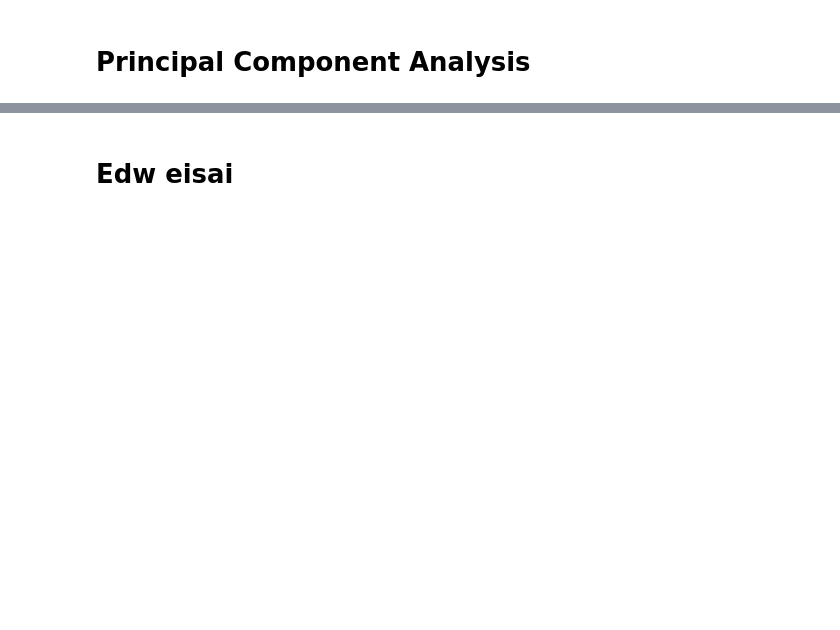
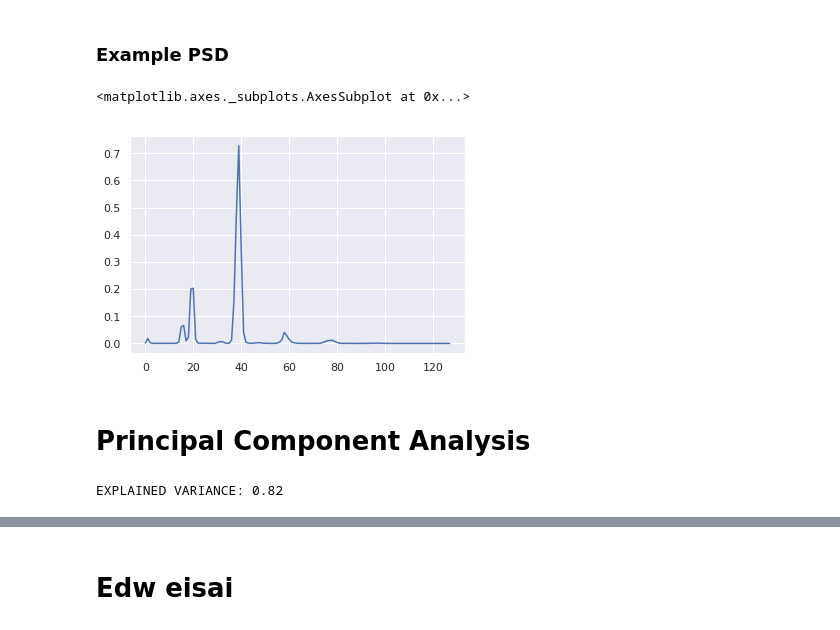
Before and after one commit to kalfasyan/wingbeat_frequencies, a Jupyter notebook: Demo_pca.ipynb, the cells around one changed output, grey strips where cells are left out. Drawn from its saved outputs; the diff is of its cells as text; code cells hidden in the pictures; blank space fills up the shorter version.

```diff
--- a/Demo_pca.ipynb
+++ b/Demo_pca.ipynb
@@ -16,14 +18,20 @@ logger.setLevel(logging.ERROR)
 np.random.seed(0)
 # %%
 def get_psd(fname, data, plot=False):
-
+    # BANDPASS FILTERING
     sig_bandpass = butter_bandpass_filter(data=data, lowcut=L_CUTOFF, highcut=H_CUTOFF, fs=F_S, order=B_ORDER)
+    # CROPPING
     sig_cropped = crop_signal(sig_bandpass, window=300, intens_threshold=0.0004, offset=200)
 
-    if sig_cropped is None or sig_cropped.empty:
+    if sig_cropped is None or sig_cropped.empty or len(sig_cropped) < 256:
         return pd.Series(np.ones(2500,)*np.nan)
 
-    psd = psd_process(sig_cropped, fs=F_S, scaling='density', window='hamming', nfft=8192, noverlap=None, crop_hz=2500)
+    try:# POWER SPECTRAL DENSITY
+        psd = psd_process(sig_cropped, fs=F_S, scaling='density', window='hamming', nperseg=256, noverlap=128+64, crop_hz=2500)#, nfft=8192)
+    except:
+        print(len(sig_cropped))
+        raise ValueError('Wrong things happened')
+
     psd[fname] = psd.pow_amp
     return psd[fname]
 
@@ -32,7 +40,7 @@ def process_parallel(path):
     fname = path.split('/')[-1][:-4]
     return get_psd(fname, data)
 
-def make_insect_df(insect_class='Culex'):
+def make_insect_df(df, insect_class='Culex', names=[]):
     print('Setting the number of cores..')
     try:
         cpus = multiprocessing.cpu_count()
@@ -40,15 +48,15 @@ def make_insect_df(insect_class='Culex'):
         cpus = 2   # arbitrary default
 
     print('Gathering all files for selected class..')
-    wavhdlr = WavHandler('/home/yannis/data/insects/Potamitis/Wingbeats/{}'.format(insect_class), sample_size=-1, recursive=True)
-    wavhdlr.read(create_table=True)
-    names = wavhdlr.df_table.names.tolist()
+    names = df[df.label1==insect_class].names.tolist()
+    names = random.sample(names, 5000) # HERE YOU SELECT SAMPLE SIZE
 
-    print('Creating poll of processes..')
+    print('Creating pool for parallel processes..')
     pool = multiprocessing.Pool(processes=cpus)
     print('Calculating..')
     result_list = []
     result_list.append(pool.map(process_parallel, names))
     print('Creating Dataframe..')
     df = pd.concat(result_list[0], axis=1, sort=False)
+    print('Done.\n')
     return df
@@ -66,0 +63,2 @@ def make_insect_df(insect_class='Culex'):
+# %%
+df_mosquitos = pd.read_pickle('./data/mosquitos.pkl')
@@ -66,0 +67,7 @@ def make_insect_df(insect_class='Culex'):
+# %%
+df_an = make_insect_df(df_mosquitos, insect_class='Anopheles').T
+df_an['label'] = 'an'
+df_ae = make_insect_df(df_mosquitos, insect_class='Aedes').T
+df_ae['label'] = 'ae'
+df_cu = make_insect_df(df_mosquitos, insect_class='Culex').T
+df_cu['label'] = 'cu'
@@ -66,0 +95,9 @@ def make_insect_df(insect_class='Culex'):
+# %%
+df_concat = pd.concat([df_ae, df_an, df_cu], axis=0, sort=False)
+labelarray = df_concat.label.values
+df_concat.drop('label', axis=1, inplace=True)
+print(df_concat.shape)
+df_concat.dropna(how='all', axis=1, inplace=True)
+df_concat.dropna(how='all', axis=0, inplace=True)
+print(df_concat.shape)
+df_concat.head()
@@ -67,2 +114,9 @@ def make_insect_df(insect_class='Culex'):
+# %% [markdown]
+### Example PSD
+# %%
+df_concat.iloc[9,:-1].plot()
+# %% [output]
+<matplotlib.axes._subplots.AxesSubplot at 0x...>
+[figure, added]
 # %% [markdown]
 # Principal Component Analysis
@@ -85,10 +126,13 @@ X = X.T
 from sklearn.decomposition import PCA
 from sklearn.preprocessing import StandardScaler
 
-#idx = np.random.randint(X.shape[0], size=10000)
-#X = X[idx,:]
+idx = np.random.randint(X.shape[0], size=3000)
+X = X[idx,:]
+labelarray = labelarray[idx]
 X_std = StandardScaler(with_std=False).fit_transform(X);  # standardization of data
 
-pca = PCA(n_components=3) # 10 to get 80% explained variance
+pca = PCA(n_components=13) # 10 to get 80% explained variance
 Χ_final = pca.fit_transform(X_std)
 print("EXPLAINED VARIANCE: {0:.2f}".format(pca.explained_variance_ratio_.sum()) )
+# %% [output]
+EXPLAINED VARIANCE: 0.82
```
Also changed, not shown: parts of 24 cells of this notebook, 2 other files.
